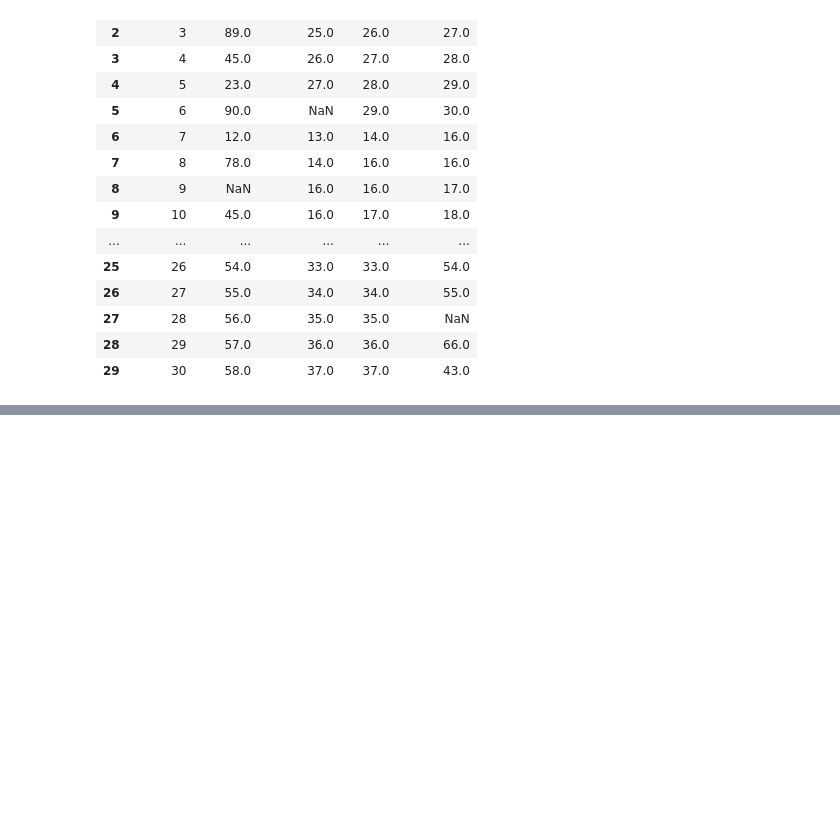
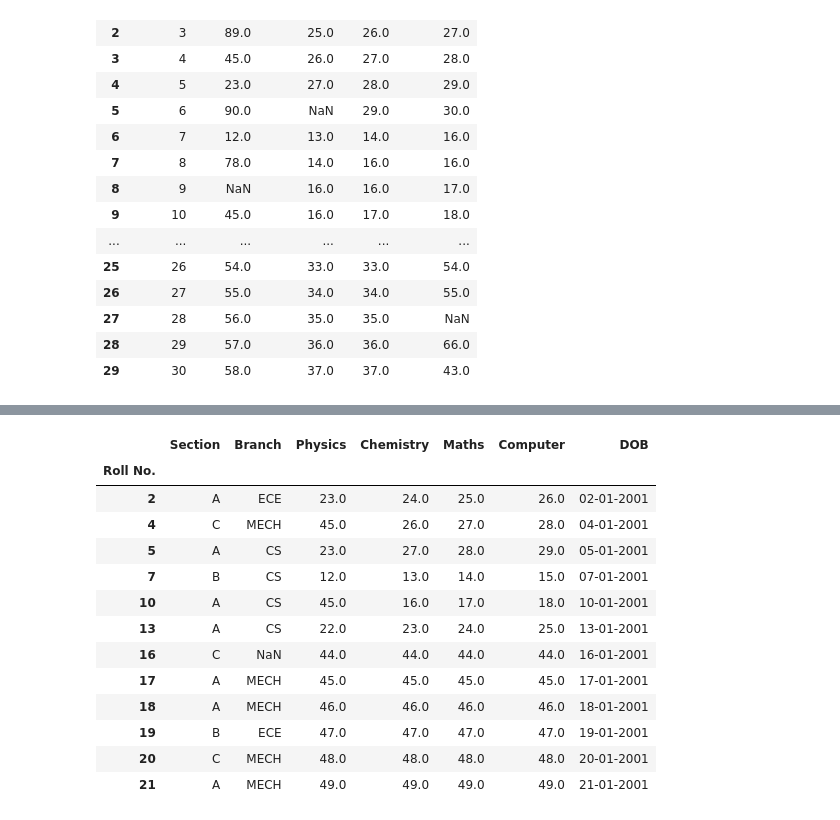
Before and after one commit to joyjeetcoding/python, a Jupyter notebook: pandaslib.ipynb, the cells around one changed output, grey strips where cells are left out. Cells and saved outputs as stored; diff of their text form; code cells hidden in the pictures; blank space fills up the shorter version.

```diff
--- a/pandaslib.ipynb
+++ b/pandaslib.ipynb
@@ -802,0 +809,3 @@ df.replace(to_replace = 15, method='bfill')
+# %%
+df = pd.read_csv(r'C:\Users\joyje\Documents\ML\Datasets\sample2.csv', index_col=['Roll No.'])
+df.head()
@@ -802,0 +866,17 @@ df.replace(to_replace = 15, method='bfill')
+# %%
+df.loc[df['Physics'] < 50]
+# %% [output]
+|  | Section | Branch | Physics | Chemistry | Maths | Computer | DOB |
+| Roll No. |  |  |  |  |  |  |  |
+| 2 | A | ECE | 23.0 | 24.0 | 25.0 | 26.0 | 02-01-2001 |
+| 4 | C | MECH | 45.0 | 26.0 | 27.0 | 28.0 | 04-01-2001 |
+| 5 | A | CS | 23.0 | 27.0 | 28.0 | 29.0 | 05-01-2001 |
+| 7 | B | CS | 12.0 | 13.0 | 14.0 | 15.0 | 07-01-2001 |
+| 10 | A | CS | 45.0 | 16.0 | 17.0 | 18.0 | 10-01-2001 |
+| 13 | A | CS | 22.0 | 23.0 | 24.0 | 25.0 | 13-01-2001 |
+| 16 | C | NaN | 44.0 | 44.0 | 44.0 | 44.0 | 16-01-2001 |
+| 17 | A | MECH | 45.0 | 45.0 | 45.0 | 45.0 | 17-01-2001 |
+| 18 | A | MECH | 46.0 | 46.0 | 46.0 | 46.0 | 18-01-2001 |
+| 19 | B | ECE | 47.0 | 47.0 | 47.0 | 47.0 | 19-01-2001 |
+| 20 | C | MECH | 48.0 | 48.0 | 48.0 | 48.0 | 20-01-2001 |
+| 21 | A | MECH | 49.0 | 49.0 | 49.0 | 49.0 | 21-01-2001 |
```
Also changed, not shown: parts of 19 cells of this notebook.
